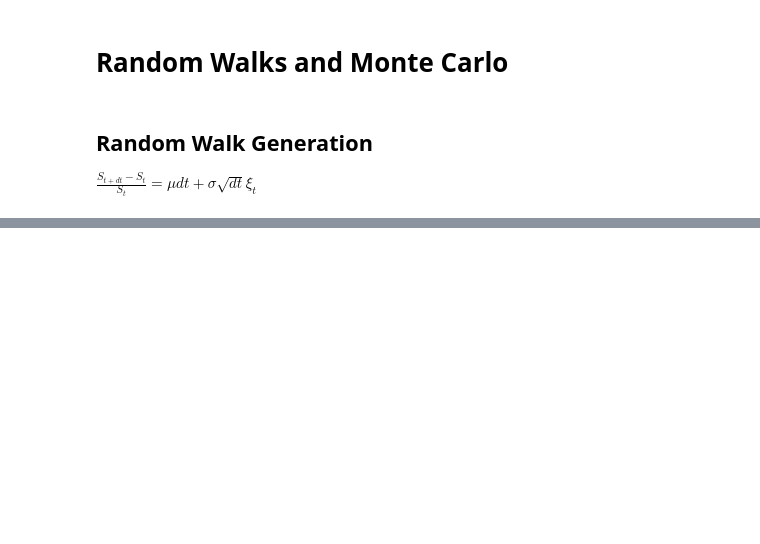
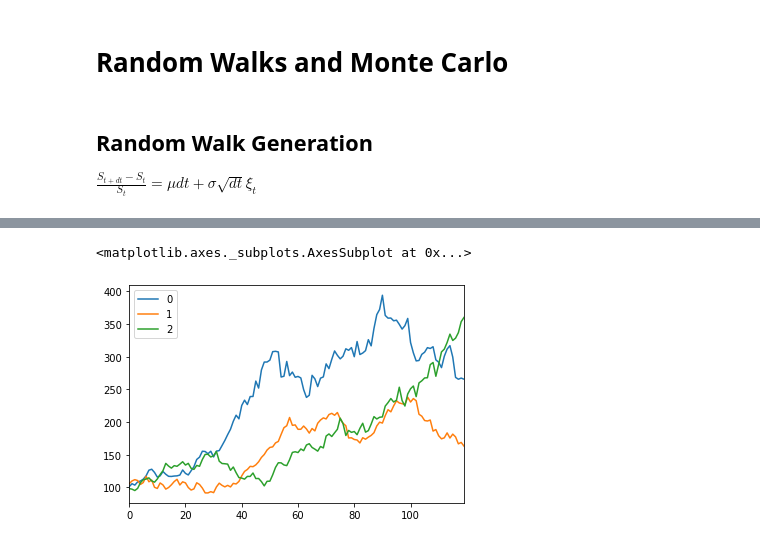
Before and after one commit to 0xpantera/edhc-investment-mgmt, a Jupyter notebook: intro_portfolio/beyond_diversification/lab_3_monte_carlo.ipynb, the cells around one changed output, grey strips where cells are left out. Cells and saved outputs as stored; diff of their text form; code cells hidden in the pictures; blank space fills up the shorter version.

```diff
--- a/intro_portfolio/beyond_diversification/lab_3_monte_carlo.ipynb
+++ b/intro_portfolio/beyond_diversification/lab_3_monte_carlo.ipynb
@@ -21,3 +21,5 @@ def gbm(n_years=10, n_scenarios=1000, mu=0.07, sigma=0.15, steps_per_year=12, s_
     # to prices
     prices = s_0*(1+rets).cumprod()
     return prices
+# %%
+p = gbm(10, n_scenarios=3)
@@ -23,0 +39,5 @@ def gbm(n_years=10, n_scenarios=1000, mu=0.07, sigma=0.15, steps_per_year=12, s_
+# %%
+p.plot()
+# %% [output]
+<matplotlib.axes._subplots.AxesSubplot at 0x...>
+[figure, added]
```
Also changed, not shown: parts of 11 cells of this notebook.
